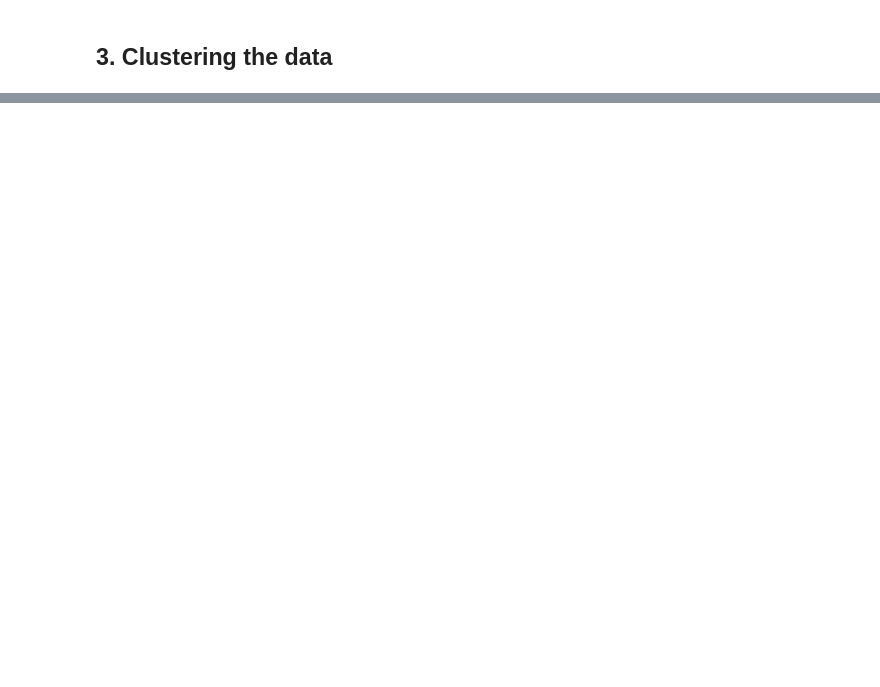
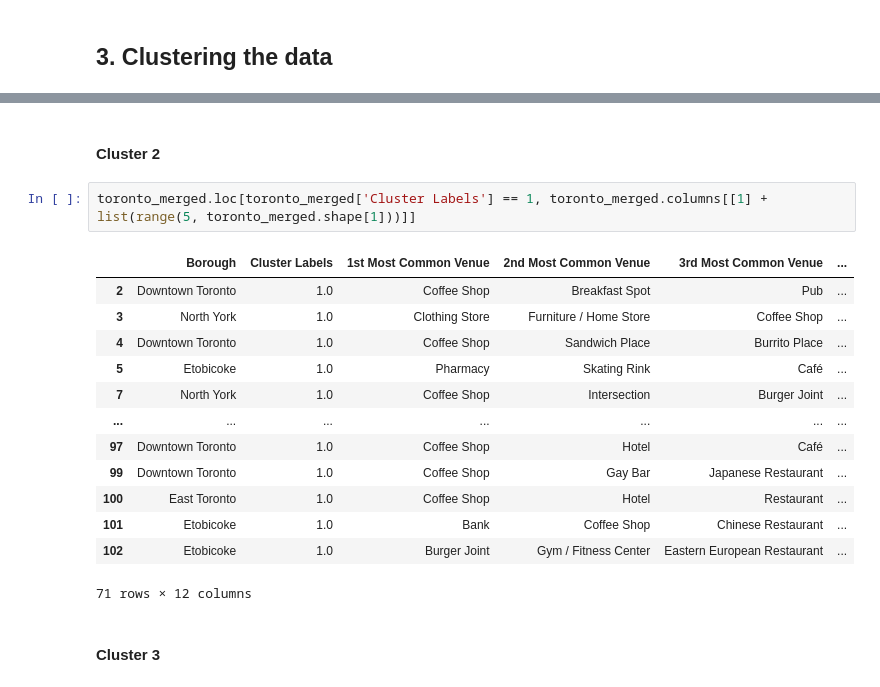
Before and after one commit to ejmacias/store_locations, a Jupyter notebook: Toronto_neighborhoods.ipynb, the cells around one changed output, grey strips where cells are left out. Drawn from its saved outputs; the diff is of its cells as text; blank space fills up the shorter version.

```diff
--- a/Toronto_neighborhoods.ipynb
+++ b/Toronto_neighborhoods.ipynb
@@ -157,0 +508,20 @@ New shape: (39, 5)
+# %% [markdown]
+#### Cluster 2
+# %%
+toronto_merged.loc[toronto_merged['Cluster Labels'] == 1, toronto_merged.columns[[1] + list(range(5, toronto_merged.shape[1]))]]
+# %% [output]
+|  | Borough | Cluster Labels | 1st Most Common Venue | 2nd Most Common Venue | 3rd Most Common Venue | ... |
+| 2 | Downtown Toronto | 1.0 | Coffee Shop | Breakfast Spot | Pub | ... |
+| 3 | North York | 1.0 | Clothing Store | Furniture / Home Store | Coffee Shop | ... |
+| 4 | Downtown Toronto | 1.0 | Coffee Shop | Sandwich Place | Burrito Place | ... |
+| 5 | Etobicoke | 1.0 | Pharmacy | Skating Rink | Café | ... |
+| 7 | North York | 1.0 | Coffee Shop | Intersection | Burger Joint | ... |
+| ... | ... | ... | ... | ... | ... | ... |
+| 97 | Downtown Toronto | 1.0 | Coffee Shop | Hotel | Café | ... |
+| 99 | Downtown Toronto | 1.0 | Coffee Shop | Gay Bar | Japanese Restaurant | ... |
+| 100 | East Toronto | 1.0 | Coffee Shop | Hotel | Restaurant | ... |
+| 101 | Etobicoke | 1.0 | Bank | Coffee Shop | Chinese Restaurant | ... |
+| 102 | Etobicoke | 1.0 | Burger Joint | Gym / Fitness Center | Eastern European Restaurant | ... |
+71 rows × 12 columns
+# %% [markdown]
+#### Cluster 3
```
Also changed, not shown: parts of 47 cells of this notebook.
